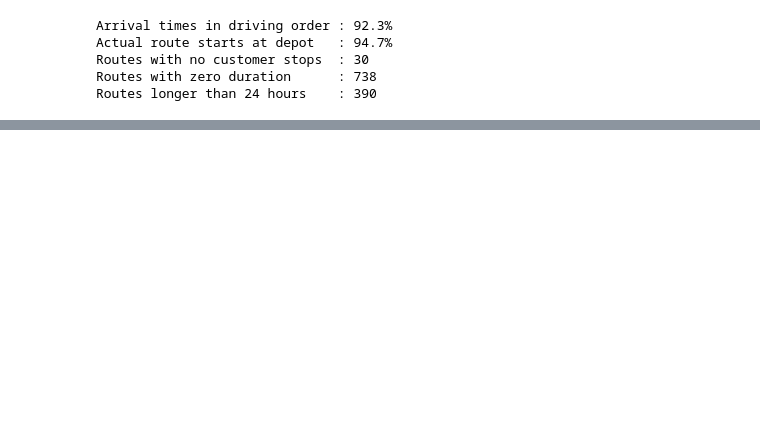
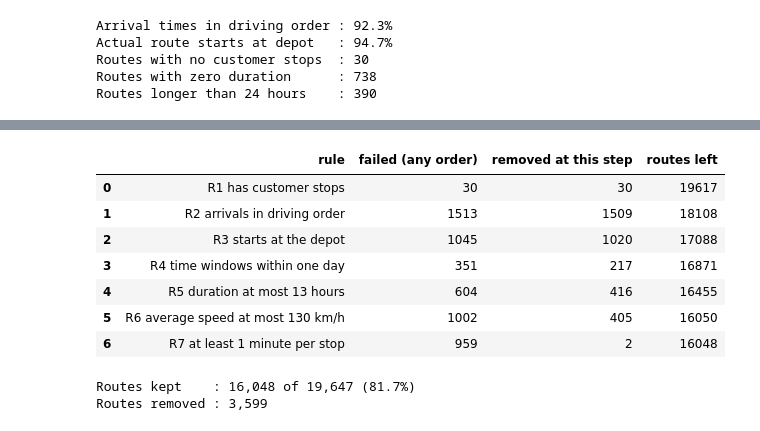
Before and after one commit to brucenguyen0302-code/last-mile-route-duration, a Jupyter notebook: notebooks/AT1_II_route_duration.ipynb, the cells around one changed output, grey strips where cells are left out. Drawn from its saved outputs; the diff is of its cells as text; code cells hidden in the pictures; blank space fills up the shorter version.

Commit message:
Clean route table with physical and legal validity rules

```diff
--- a/notebooks/AT1_II_route_duration.ipynb
+++ b/notebooks/AT1_II_route_duration.ipynb
@@ -291,0 +313,40 @@ Routes longer than 24 hours    : 390
+# %%
+speed_kmh = routes['planned_km'] / (routes['duration_min'] / 60)
+
+rules = {
+    'R1 has customer stops': routes['n_stops'] > 0,
+    'R2 arrivals in driving order': routes['flag_in_order'],
+    'R3 starts at the depot': routes['flag_depot_first'],
+    'R4 time windows within one day': (routes['earliest_start'] <= 1440) & (routes['latest_end'] <= 1440),
+    'R5 duration at most 13 hours': routes['duration_min'] <= 780,
+    'R6 average speed at most 130 km/h': (routes['duration_min'] > 0) & (speed_kmh <= 130),
+    'R7 at least 1 minute per stop': routes['duration_min'] >= routes['n_stops'],
+}
+
+keep = pd.Series(True, index=routes.index)
+log = []
+for name, passed in rules.items():
+    passed = passed.fillna(False).astype(bool)
+    removed = int((keep & ~passed).sum())
+    keep &= passed
+    log.append({'rule': name, 'failed (any order)': int((~passed).sum()),
+                'removed at this step': removed, 'routes left': int(keep.sum())})
+
+cleaning_log = pd.DataFrame(log)
+cleaning_log.to_csv(os.path.join(RESULTS_DIR, 'cleaning_log.csv'), index=False)
+display(cleaning_log)
+
+routes_clean = routes.loc[keep].drop(columns=['flag_in_order', 'flag_depot_first']).reset_index(drop=True)
+print(f'Routes kept    : {len(routes_clean):,} of {len(routes):,} ({len(routes_clean) / len(routes):.1%})')
+print(f'Routes removed : {len(routes) - len(routes_clean):,}')
+# %% [output]
+|  | rule | failed (any order) | removed at this step | routes left |
+| 0 | R1 has customer stops | 30 | 30 | 19617 |
+| 1 | R2 arrivals in driving order | 1513 | 1509 | 18108 |
+| 2 | R3 starts at the depot | 1045 | 1020 | 17088 |
+| 3 | R4 time windows within one day | 351 | 217 | 16871 |
+| 4 | R5 duration at most 13 hours | 604 | 416 | 16455 |
+| 5 | R6 average speed at most 130 km/h | 1002 | 405 | 16050 |
+| 6 | R7 at least 1 minute per stop | 959 | 2 | 16048 |
+Routes kept    : 16,048 of 19,647 (81.7%)
+Routes removed : 3,599
```
Also changed, not shown: parts of 3 cells of this notebook.
